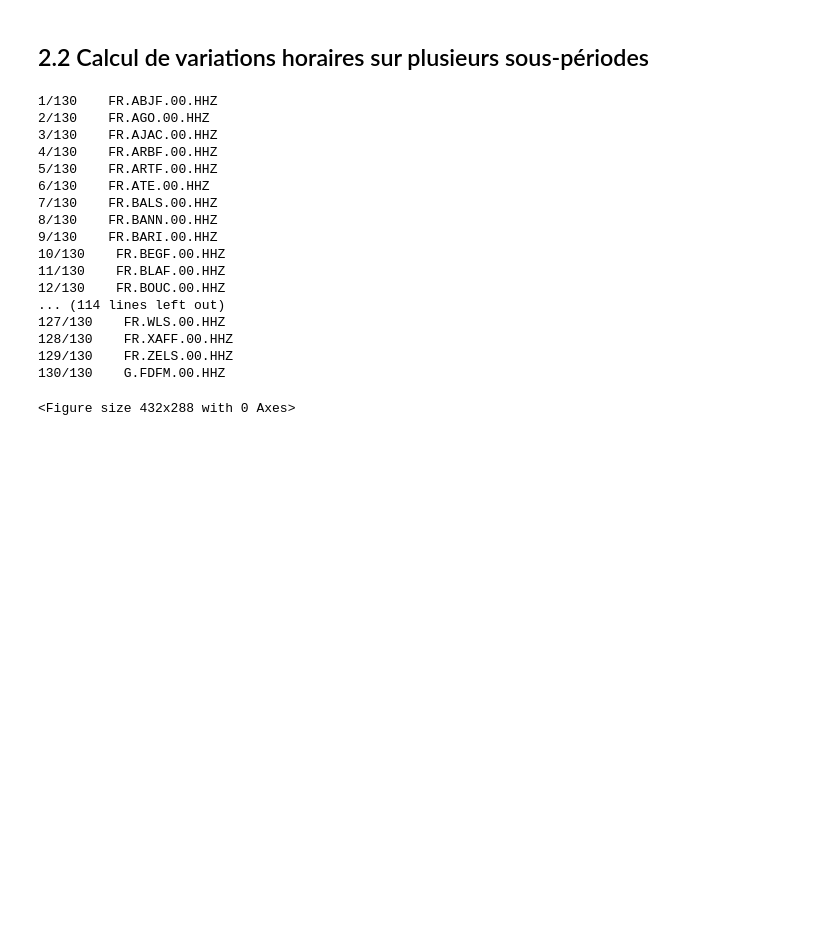
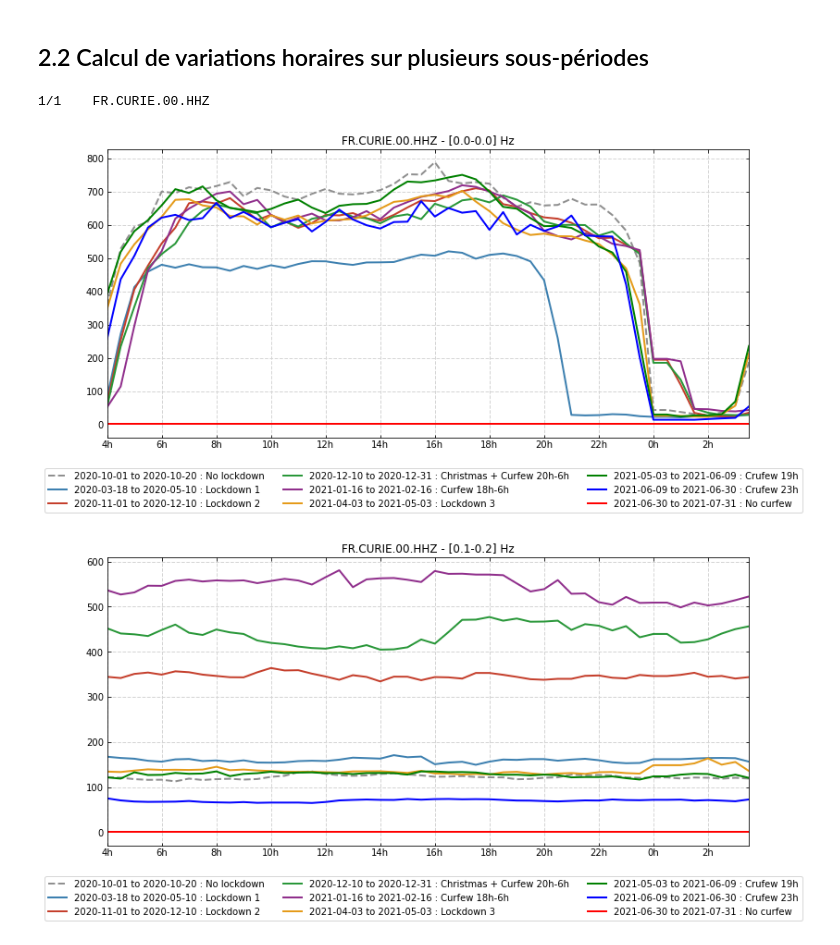
Before and after one commit to FlavienMattern/seismic-noise, a Jupyter notebook: fr_hourly_variations.ipynb, the cells around one changed output. Cells and saved outputs as stored; diff of their text form; code cells hidden in the pictures; blank space fills up the shorter version.

```diff
--- a/fr_hourly_variations.ipynb
+++ b/fr_hourly_variations.ipynb
@@ -195,52 +195,38 @@ for st_str in st_name:
             median = np.nanmedian(grid[:,k1:k2], axis=1)
             median = np.append(median[8:], median[:8])
 
             if subperiods[i][2]=="No lockdown": plt.plot(h, median, label=label, color=color, lw=2, ls="--")
             else: plt.plot(h, median, label=label, color=color, lw=2)
 
         ### Mise en graphique
         plt.tick_params(direction="in", which="both", top=True, right=True)
         plt.title("{} - [{}] Hz".format(st_str,freq))
         plt.grid(color="#D5D5D5", linestyle='--', linewidth=1)
         # plt.ylabel("Median displacement [nm]")
         plt.xlim([0, 23.5])
         h_tick = np.append(np.arange(4, 23, 2), np.arange(0, 4, 2))
         h_label = ["4h","6h","8h","10h","12h","14h","16h","18h","20h","22h", "0h", "2h"]
         plt.xticks(np.arange(0, 23, 2), h_label)
         # plt.xticks(np.arange(0, 23, 2), ["0h","2h","4h","6h","8h","10h","12h","14h","16h","18h","20h","22h"])
 
         plt.legend(loc="upper left",   # Position of legend
                    borderaxespad=0.2,    # Small spacing around legend box
                    bbox_to_anchor=(-0.1, -0.1),
                    ncol=3)
 
         plt.tight_layout()
 
         folder_path = FIG_FOLDER + "/fr_hourly_variations/" + st_str
 
-        if not os.path.exists(folder_path): os.makedirs(folder_path)
+#         if not os.path.exists(folder_path): os.makedirs(folder_path)
 
-        plt.savefig("{}/hourly_periods_{}.png".format(folder_path, freq), dpi=150)
-        plt.close()
-        plt.clf()
+#         plt.savefig("{}/hourly_periods_{}.png".format(folder_path, freq), dpi=150)
+#         plt.close()
+#         plt.clf()
+        plt.show()
 
     k += 1
 # %% [output]
-1/130    FR.ABJF.00.HHZ
-2/130    FR.AGO.00.HHZ
-3/130    FR.AJAC.00.HHZ
-4/130    FR.ARBF.00.HHZ
-5/130    FR.ARTF.00.HHZ
-6/130    FR.ATE.00.HHZ
-7/130    FR.BALS.00.HHZ
-8/130    FR.BANN.00.HHZ
-9/130    FR.BARI.00.HHZ
-10/130    FR.BEGF.00.HHZ
-11/130    FR.BLAF.00.HHZ
-12/130    FR.BOUC.00.HHZ
-... (114 lines left out)
-127/130    FR.WLS.00.HHZ
-128/130    FR.XAFF.00.HHZ
-129/130    FR.ZELS.00.HHZ
-130/130    G.FDFM.00.HHZ
+1/1    FR.CURIE.00.HHZ
-<Figure size 432x288 with 0 Axes>
+[figure, added]
+[figure, added]
```
Also changed, not shown: parts of 5 cells of this notebook, 2 other files.
